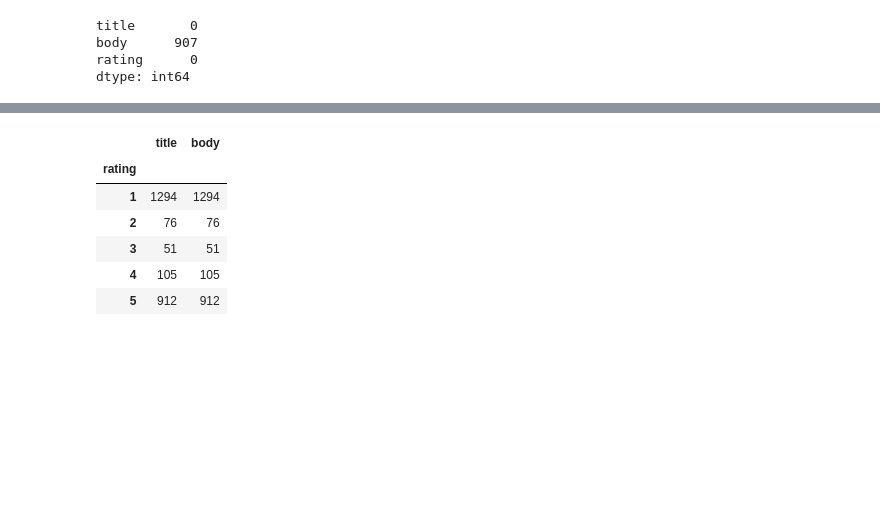
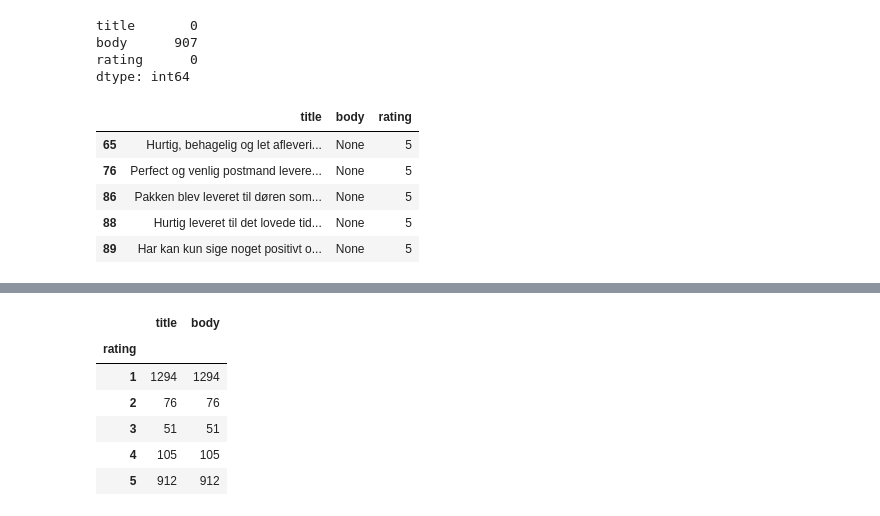
Before and after one commit to KD131/soft-sem1-datascience-sp1, a Jupyter notebook: 8_bertopic.ipynb, the cells around one changed output, grey strips where cells are left out. Cells and saved outputs as stored; diff of their text form; code cells hidden in the pictures; blank space fills up the shorter version.

```diff
--- a/8_bertopic.ipynb
+++ b/8_bertopic.ipynb
@@ -76,6 +72,14 @@ title       0
 body      907
 rating      0
 dtype: int64
-# %%
-# TODO: fill with title instead of dropping
-df.dropna(inplace=True)
+# %%
+body_na = df['body'].isna()
+# %%
+df[body_na].head()
+# %% [output]
+|  | title | body | rating |
+| 65 | Hurtig, behagelig og let afleveri... | None | 5 |
+| 76 | Perfect og venlig postmand levere... | None | 5 |
+| 86 | Pakken blev leveret til døren som... | None | 5 |
+| 88 | Hurtig leveret til det lovede tid... | None | 5 |
+| 89 | Har kan kun sige noget positivt o... | None | 5 |
```
Also changed, not shown: parts of 5 cells of this notebook.
